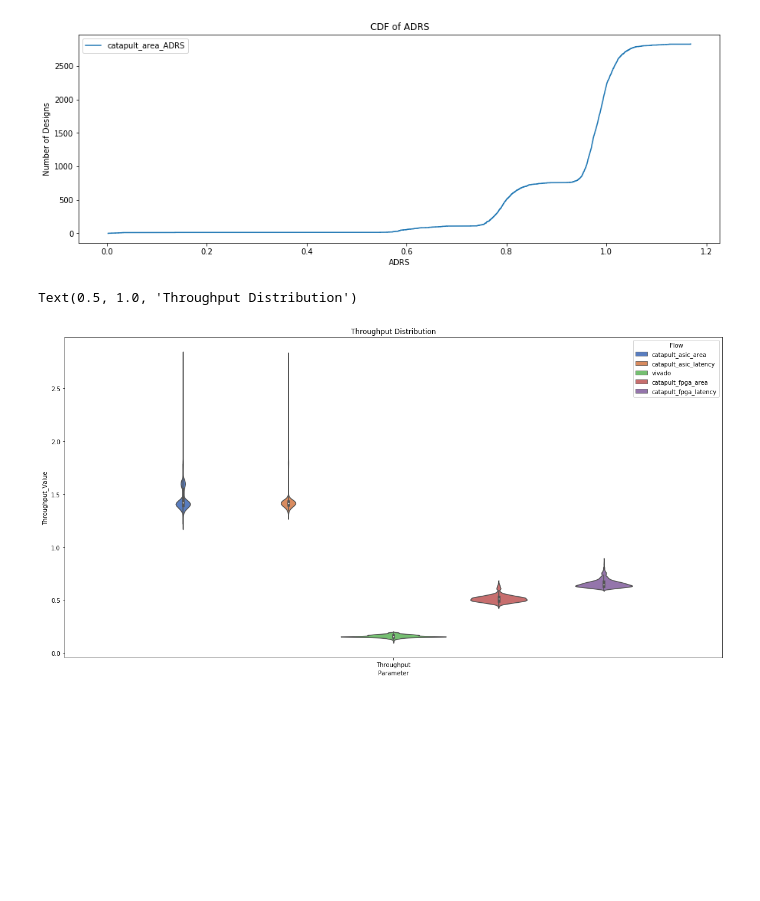
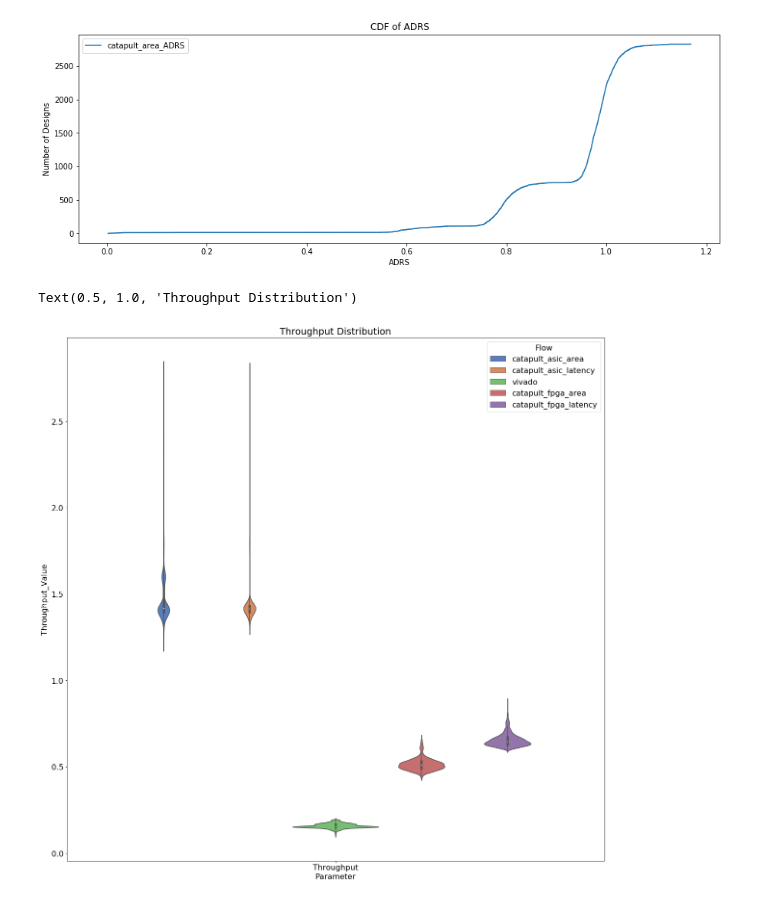
Before and after one commit to KastnerRG/Spector-HLS, a Jupyter notebook: dct/results/postproc/asic_dct_postproc.ipynb, the cells around one changed output. Saved outputs shown, nothing was run; the diff lists cells and outputs as text; code cells hidden in the pictures; blank space fills up the shorter version.

```diff
--- a/dct/results/postproc/asic_dct_postproc.ipynb
+++ b/dct/results/postproc/asic_dct_postproc.ipynb
@@ -491,12 +491,13 @@ vdfx = pd.read_csv("../csv/vivado_dct.csv", index_col=0)
 cfadfx = pd.read_csv("../csv/catapult_dct_area.csv", index_col=0)
 cfldfx = pd.read_csv("../csv/catapult_dct_latency.csv", index_col=0)
 # %%
-plt.figure(figsize=(20,10))
+plt.figure(figsize=(20,20))
+plt.rcParams.update({'font.size': 16})
 ax=sns.violinplot(x="Parameter",y="Throughput_Value",data=violin,hue="Flow",palette="muted",scale="count")
 plt.title("Throughput Distribution")
 # %% [output]
 Text(0.5, 1.0, 'Throughput Distribution')
-[figure, old version]
+[figure, new version]
 # %%
 fig, ax = plt.subplots(figsize=(16,16))
 plt.rcParams.update({'font.size': 16})
```
Also changed, not shown: parts of 4 cells of this notebook.
